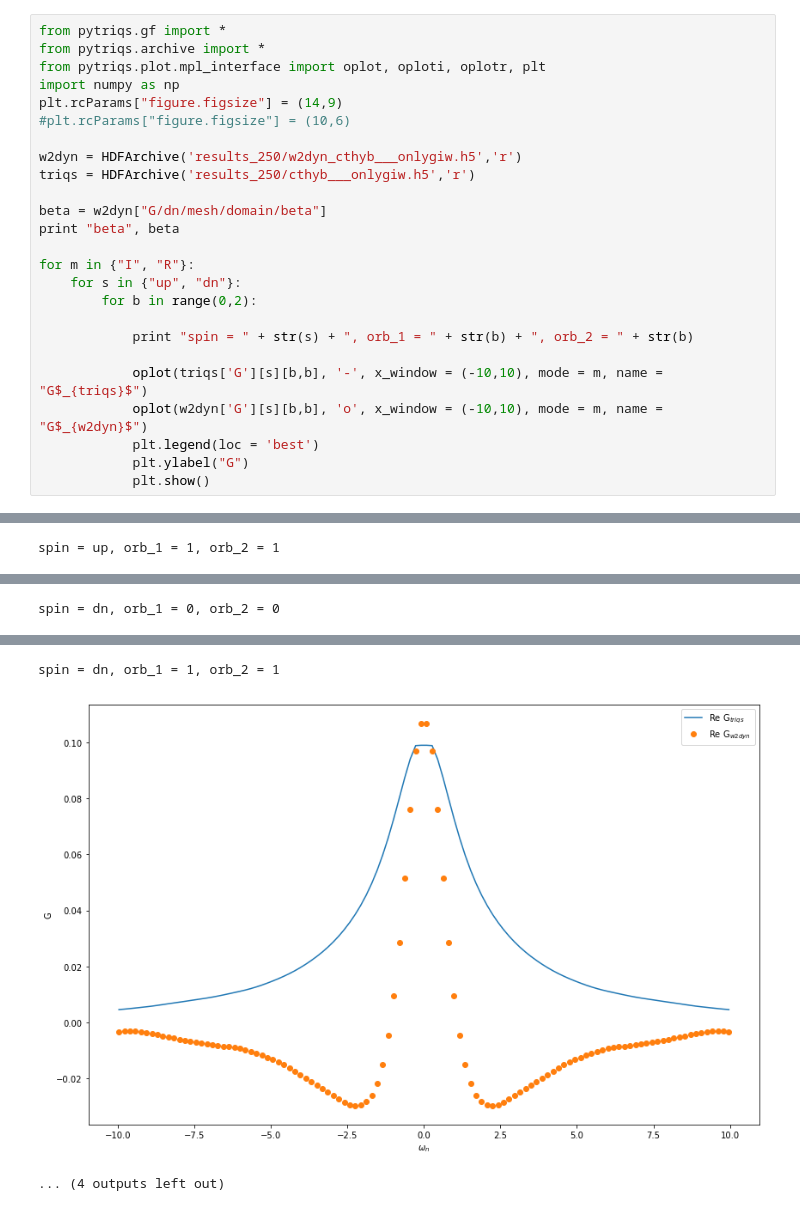
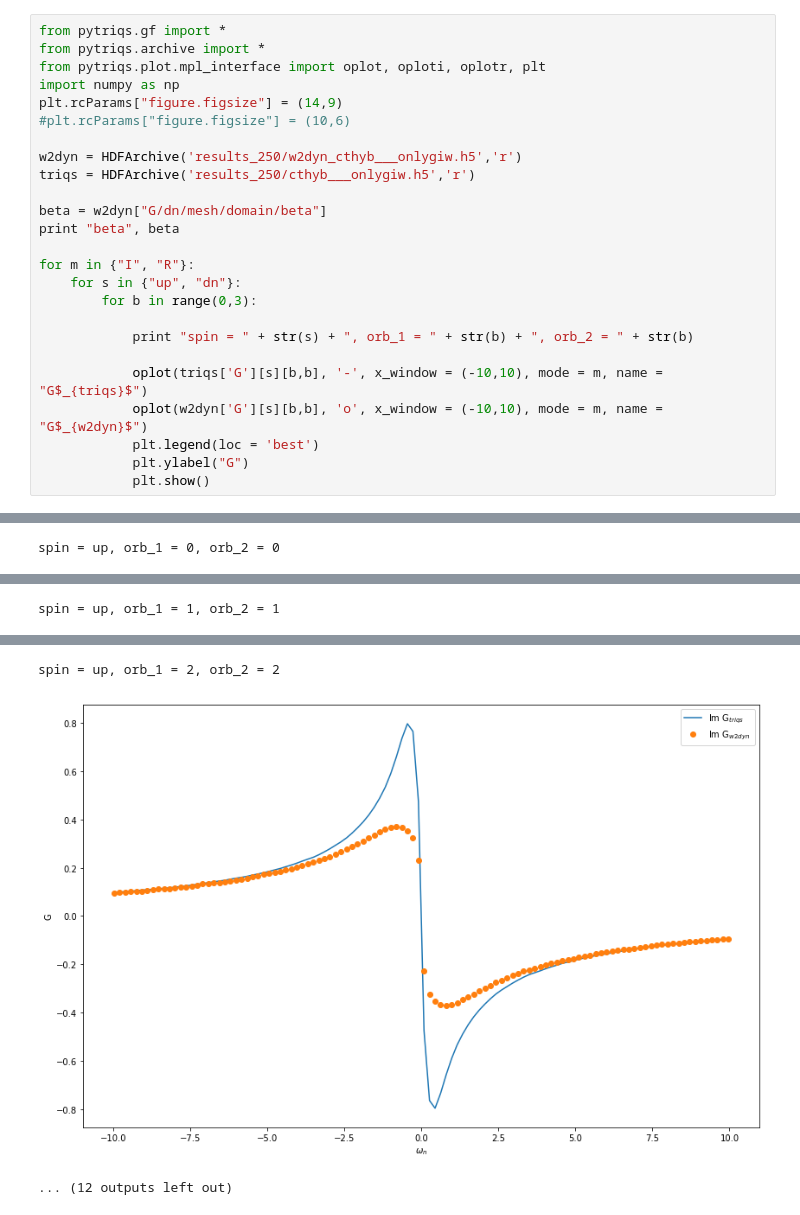
Before and after one commit to ahausoel/benchmarks_light, a Jupyter notebook: 3orbs_03/plot_greensfunction.ipynb, the cells around one changed output, grey strips where cells are left out. Drawn from its saved outputs; the diff is of its cells as text.

```diff
--- a/3orbs_03/plot_greensfunction.ipynb
+++ b/3orbs_03/plot_greensfunction.ipynb
@@ -14,7 +14,7 @@ print "beta", beta
 
 for m in {"I", "R"}:
     for s in {"up", "dn"}:
-        for b in range(0,2):
+        for b in range(0,3):
 
             print "spin = " + str(s) + ", orb_1 = " + str(b) + ", orb_2 = " + str(b)
 
@@ -34 +34 @@ spin = up, orb_1 = 0, orb_2 = 0
-spin = up, orb_1 = 1, orb_2 = 1
+spin = up, orb_1 = 0, orb_2 = 0
@@ -36 +36 @@ spin = up, orb_1 = 1, orb_2 = 1
-spin = dn, orb_1 = 0, orb_2 = 0
+spin = up, orb_1 = 1, orb_2 = 1
@@ -38,3 +38,3 @@ spin = dn, orb_1 = 0, orb_2 = 0
-spin = dn, orb_1 = 1, orb_2 = 1
+spin = up, orb_1 = 2, orb_2 = 2
-[figure, old version]
+[figure, new version]
-... (4 outputs left out)
+... (12 outputs left out)
```
Also changed, not shown: parts of 1 cell of this notebook.
